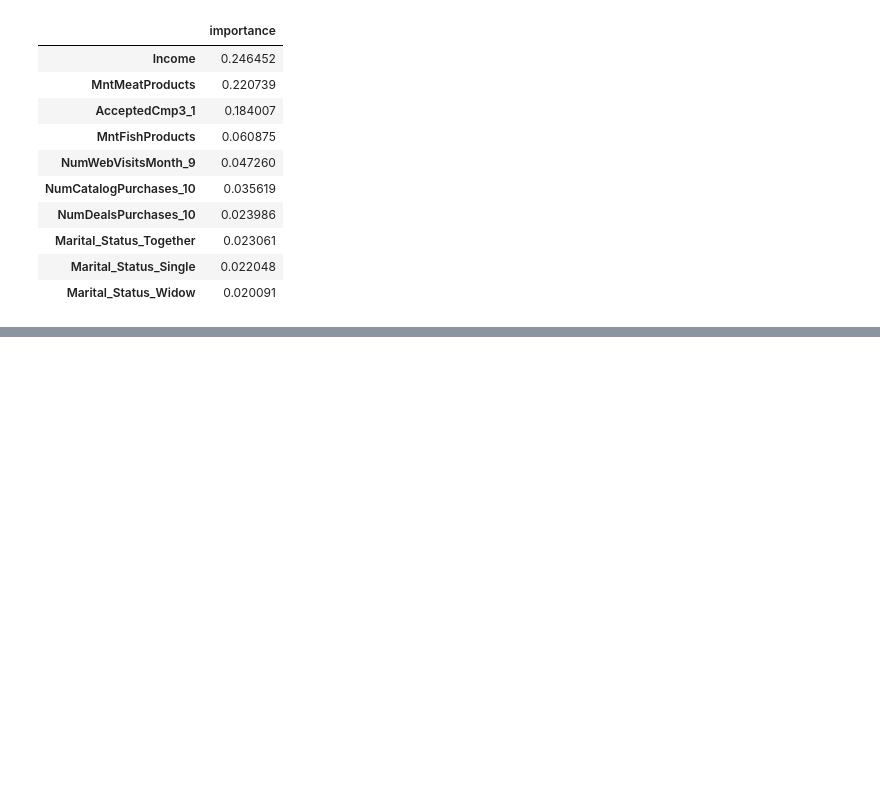
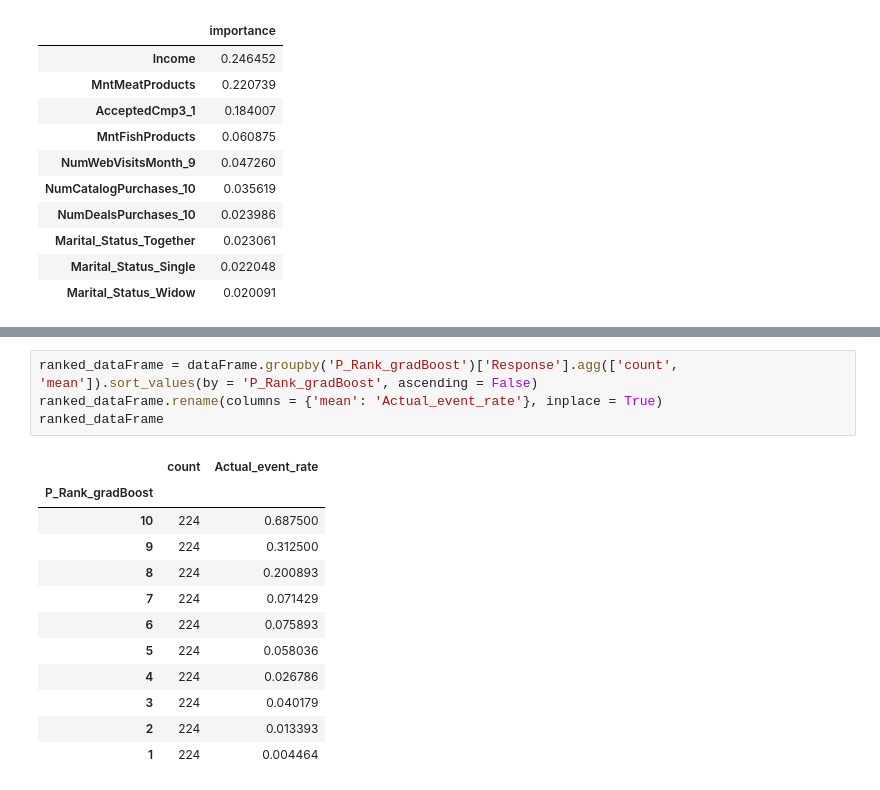
Before and after one commit to DarkoStojanovic2725/ML-marketing-analysis, a Jupyter notebook: marketing models.ipynb, the cells around one changed output, grey strips where cells are left out. Drawn from its saved outputs; the diff is of its cells as text; blank space fills up the shorter version.

```diff
--- a/marketing models.ipynb
+++ b/marketing models.ipynb
@@ -658,0 +673,17 @@ feature_importance.iloc[0:10]
+# %%
+ranked_dataFrame = dataFrame.groupby('P_Rank_gradBoost')['Response'].agg(['count', 'mean']).sort_values(by = 'P_Rank_gradBoost', ascending = False)
+ranked_dataFrame.rename(columns = {'mean': 'Actual_event_rate'}, inplace = True)
+ranked_dataFrame
+# %% [output]
+|  | count | Actual_event_rate |
+| P_Rank_gradBoost |  |  |
+| 10 | 224 | 0.687500 |
+| 9 | 224 | 0.312500 |
+| 8 | 224 | 0.200893 |
+| 7 | 224 | 0.071429 |
+| 6 | 224 | 0.075893 |
+| 5 | 224 | 0.058036 |
+| 4 | 224 | 0.026786 |
+| 3 | 224 | 0.040179 |
+| 2 | 224 | 0.013393 |
+| 1 | 224 | 0.004464 |
```
Also changed, not shown: parts of 6 cells of this notebook.
